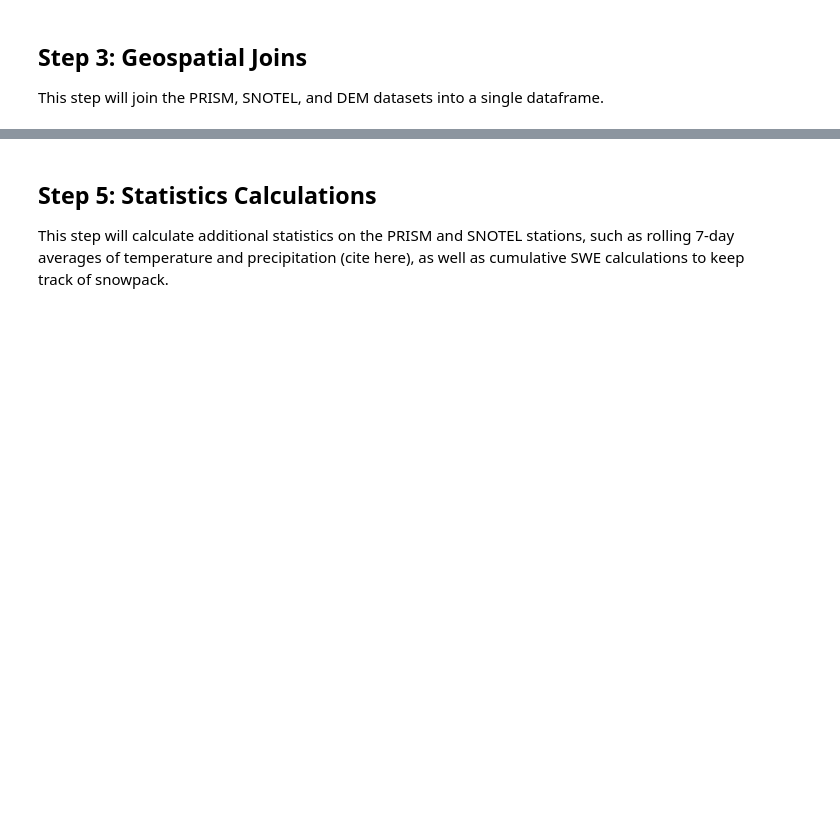
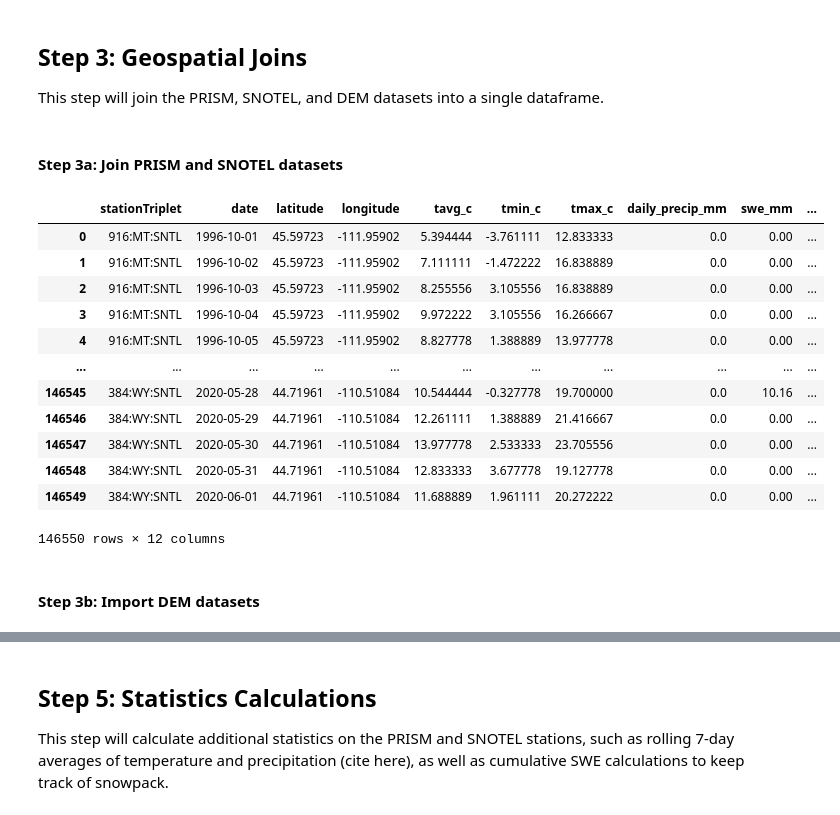
Before and after one commit to rainihelmstadter/snow-drought-modeling, a Jupyter notebook: code/04-prepare-data-for-machine-learning.ipynb, the cells around one changed output, grey strips where cells are left out. Saved outputs shown, nothing was run; the diff lists cells and outputs as text; code cells hidden in the pictures; blank space fills up the shorter version.

```diff
--- a/code/04-prepare-data-for-machine-learning.ipynb
+++ b/code/04-prepare-data-for-machine-learning.ipynb
@@ -90,0 +260,29 @@ for station in stations:
+# %%
+# convert from DS to DF
+snotel_full_df = snotel_filter_ds.to_dataframe().reset_index()
+
+# remove 1990-1995 years (the previous step didn't filter temporally)
+# set date to datetime
+snotel_full_df['date'] = pd.to_datetime(snotel_full_df['date'])
+
+# set start and end dates
+start_date = '1996-10-01'
+end_date = '2020-06-01'
+
+# filter using start and end dates
+snotel_time_filter_df = snotel_full_df[(snotel_full_df['date'] >= start_date) & (snotel_full_df['date'] <= end_date)]
+
+# filter out imperial columns
+# set columns to keep
+columns_keep = [
+    # metadata
+    'stationTriplet', 'date', 'latitude', 'longitude',
+    # data
+    'tavg_c', 'tmin_c', 'tmax_c', 'daily_precip_mm', 'swe_mm']
+
+# filter
+snotel_df = snotel_time_filter_df[columns_keep]
+
+# check it out
+print(snotel_df.head())
+print(snotel_df.tail())
@@ -92,3 +308,32 @@ for station in stations:
 ## Step 3: Geospatial Joins
 
 This step will join the PRISM, SNOTEL, and DEM datasets into a single dataframe.
+# %% [markdown]
+#### Step 3a: Join PRISM and SNOTEL datasets
+# %%
+# merge PRISM and SNOTEL datasets
+prism_snotel_df = pd.merge(
+    snotel_df,
+    prism_filter_df,
+    on = ['stationTriplet', 'date'],
+    how = 'inner'
+)
+
+# check it out
+prism_snotel_df
+# %% [output]
+|  | stationTriplet | date | latitude | longitude | tavg_c | tmin_c | tmax_c | daily_precip_mm | swe_mm | ... |
+| 0 | 916:MT:SNTL | 1996-10-01 | 45.59723 | -111.95902 | 5.394444 | -3.761111 | 12.833333 | 0.0 | 0.00 | ... |
+| 1 | 916:MT:SNTL | 1996-10-02 | 45.59723 | -111.95902 | 7.111111 | -1.472222 | 16.838889 | 0.0 | 0.00 | ... |
+| 2 | 916:MT:SNTL | 1996-10-03 | 45.59723 | -111.95902 | 8.255556 | 3.105556 | 16.838889 | 0.0 | 0.00 | ... |
+| 3 | 916:MT:SNTL | 1996-10-04 | 45.59723 | -111.95902 | 9.972222 | 3.105556 | 16.266667 | 0.0 | 0.00 | ... |
+| 4 | 916:MT:SNTL | 1996-10-05 | 45.59723 | -111.95902 | 8.827778 | 1.388889 | 13.977778 | 0.0 | 0.00 | ... |
+| ... | ... | ... | ... | ... | ... | ... | ... | ... | ... | ... |
+| 146545 | 384:WY:SNTL | 2020-05-28 | 44.71961 | -110.51084 | 10.544444 | -0.327778 | 19.700000 | 0.0 | 10.16 | ... |
+| 146546 | 384:WY:SNTL | 2020-05-29 | 44.71961 | -110.51084 | 12.261111 | 1.388889 | 21.416667 | 0.0 | 0.00 | ... |
+| 146547 | 384:WY:SNTL | 2020-05-30 | 44.71961 | -110.51084 | 13.977778 | 2.533333 | 23.705556 | 0.0 | 0.00 | ... |
+| 146548 | 384:WY:SNTL | 2020-05-31 | 44.71961 | -110.51084 | 12.833333 | 3.677778 | 19.127778 | 0.0 | 0.00 | ... |
+| 146549 | 384:WY:SNTL | 2020-06-01 | 44.71961 | -110.51084 | 11.688889 | 1.961111 | 20.272222 | 0.0 | 0.00 | ... |
+146550 rows × 12 columns
+# %% [markdown]
+#### Step 3b: Import DEM datasets
```
Also changed, not shown: parts of 30 cells of this notebook.
